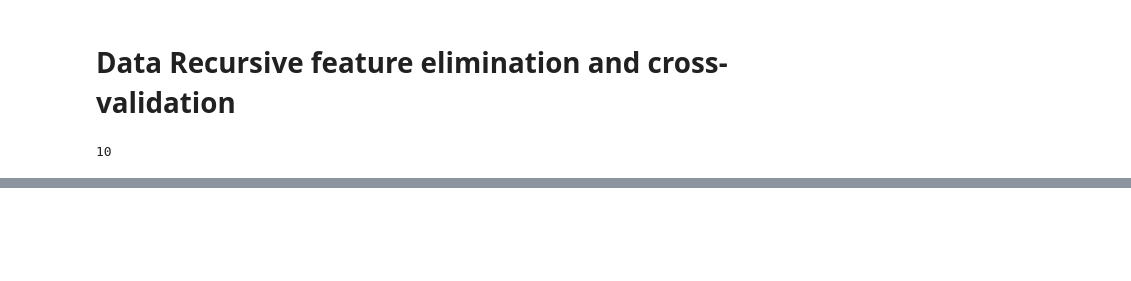
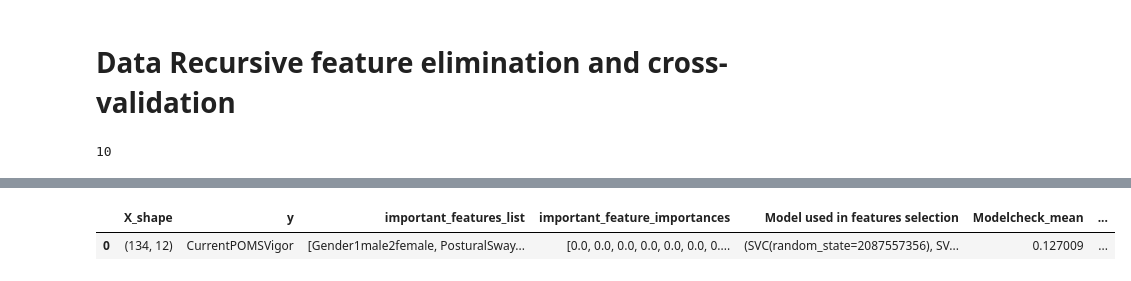
Before and after one commit to DrAhmedTorad/Balance_and_gait, a Jupyter notebook: Code/3 Recrussive analysis.ipynb, the cells around one changed output, grey strips where cells are left out. Saved outputs shown, nothing was run; the diff lists cells and outputs as text; code cells hidden in the pictures; blank space fills up the shorter version.

```diff
--- a/Code/3 Recrussive analysis.ipynb
+++ b/Code/3 Recrussive analysis.ipynb
@@ -48,0 +111,33 @@ selector.n_features_in_
+# %%
+#----------------------------------------------------
+# Classifier Codes
+#----------------------------------------------------
+RandomForestClassifierModel = RandomForestClassifier(criterion = 'gini', random_state=33) #criterion can be also : entropy
+LogisticRegressionModel = LogisticRegression(penalty='l2', solver='sag',C=1.0,random_state=33)
+MLPClassifierModel = MLPClassifier(activation='tanh', solver='lbfgs',  learning_rate='constant', early_stopping= False, alpha=0.0001 ,hidden_layer_sizes=(100, 3),random_state=33)
+DecisionTreeClassifierModel = DecisionTreeClassifier(criterion='gini',random_state=33)
+SVCModel = SVC(kernel= 'rbf', probability=True, C=1.0,gamma='auto')
+KNNClassifierModel = KNeighborsClassifier(n_neighbors= 5,weights ='uniform', algorithm='auto')
+GaussianNBModel = GaussianNB()
+LDAModel = LinearDiscriminantAnalysis(solver='svd',tol=0.0001)
+GradientBoostingClassifierModel = GradientBoostingClassifier( learning_rate=1.0, random_state=0)
+BaggingClassifierModel = BaggingClassifier(base_estimator=SVC(),  random_state=0)
+#----------------------------------------------------
+# Regressor Codes
+#----------------------------------------------------
+DecisionTreeRegressorModel = DecisionTreeRegressor(random_state=33)
+LinearRegressionModel = LinearRegression(fit_intercept=True, normalize=True,copy_X=True,n_jobs=-1)
+RandomForestRegressorModel = RandomForestRegressor(n_estimators=100, random_state=33)
+RidgeRegressionModel = Ridge(alpha=1.0, random_state=33)
+LassoRegressionModel = Lasso(alpha=1.0, random_state=33,normalize=False)
+SGDRegressionModel = SGDRegressor(alpha=0.1, random_state=33,penalty='l2',loss = 'huber')
+MLPRegressorModel = MLPRegressor(activation='tanh',solver='lbfgs',learning_rate='constant',early_stopping= False,
+                    alpha=0.0001 ,hidden_layer_sizes=(100, 3),random_state=33)
+SVRModel = SVR(C = 1.0 ,epsilon=0.1,kernel = 'rbf')
+GBRModel = GradientBoostingRegressor(n_estimators=100,learning_rate = 1.5 ,random_state=33)
+NeighborsRegressorModel = KNeighborsRegressor(n_neighbors = 5, weights='uniform',algorithm = 'auto')
+# %%
+from sklearn.model_selection import train_test_split
+y=df[y1].values
+X_train, X_test, y_train, y_test = train_test_split(X, y, test_size=0.10, random_state=33, shuffle =False)
+RandomForestClassifierModel.fit(X,y)
@@ -48,0 +178,9 @@ selector.n_features_in_
+# %%
+results_df = pd.DataFrame({'X_shape','y','important_features_list'
+                'important_feature_importances', 'Model used in features selection',
+                'Modelcheck_mean',
+                'Modelcheck_min', 'Modelcheck_Q1', 'Modelcheck_Q2',
+                'Modelcheck_Q3', 'Modelcheck_max','roc_F1_score_mean_score',
+                'roc_auc_mean_score', 'roc_percesion_mean_score',
+                'roc_sensetivity_mean_score', 'negative_log_likelihood', 'neg_log_loss'
+                'r2','neg_mean_absolute_error', 'neg_mean_squared_error'}, index= None)
@@ -48,0 +303,5 @@ selector.n_features_in_
+# %%
+results_df
+# %% [output]
+|  | X_shape | y | important_features_list | important_feature_importances | Model used in features selection | Modelcheck_mean | ... |
+| 0 | (134, 12) | CurrentPOMSVigor | [Gender1male2female, PosturalSway... | [0.0, 0.0, 0.0, 0.0, 0.0, 0.0, 0.... | (SVC(random_state=2087557356), SV... | 0.127009 | ... |
```
Also changed, not shown: parts of 10 cells of this notebook.
